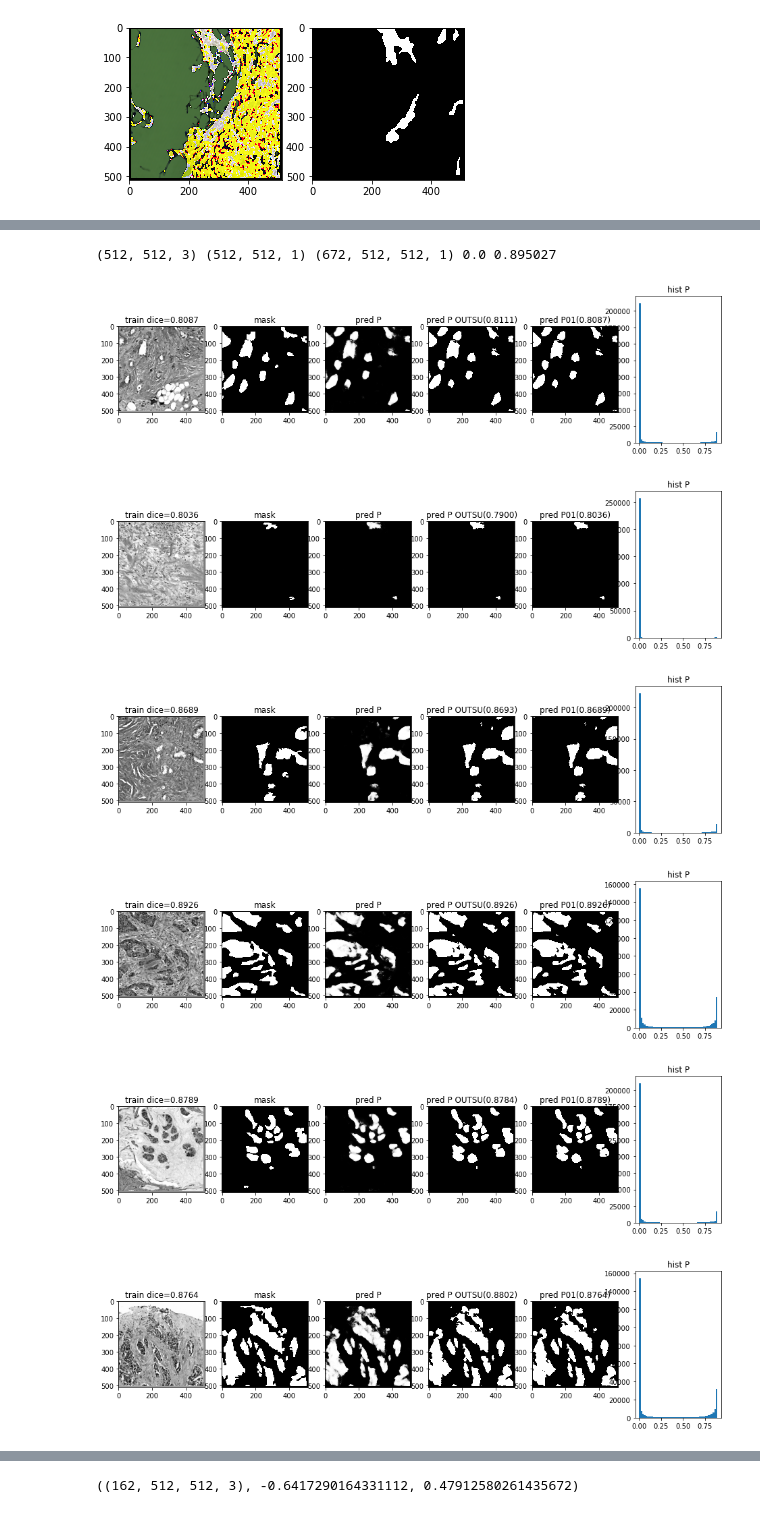
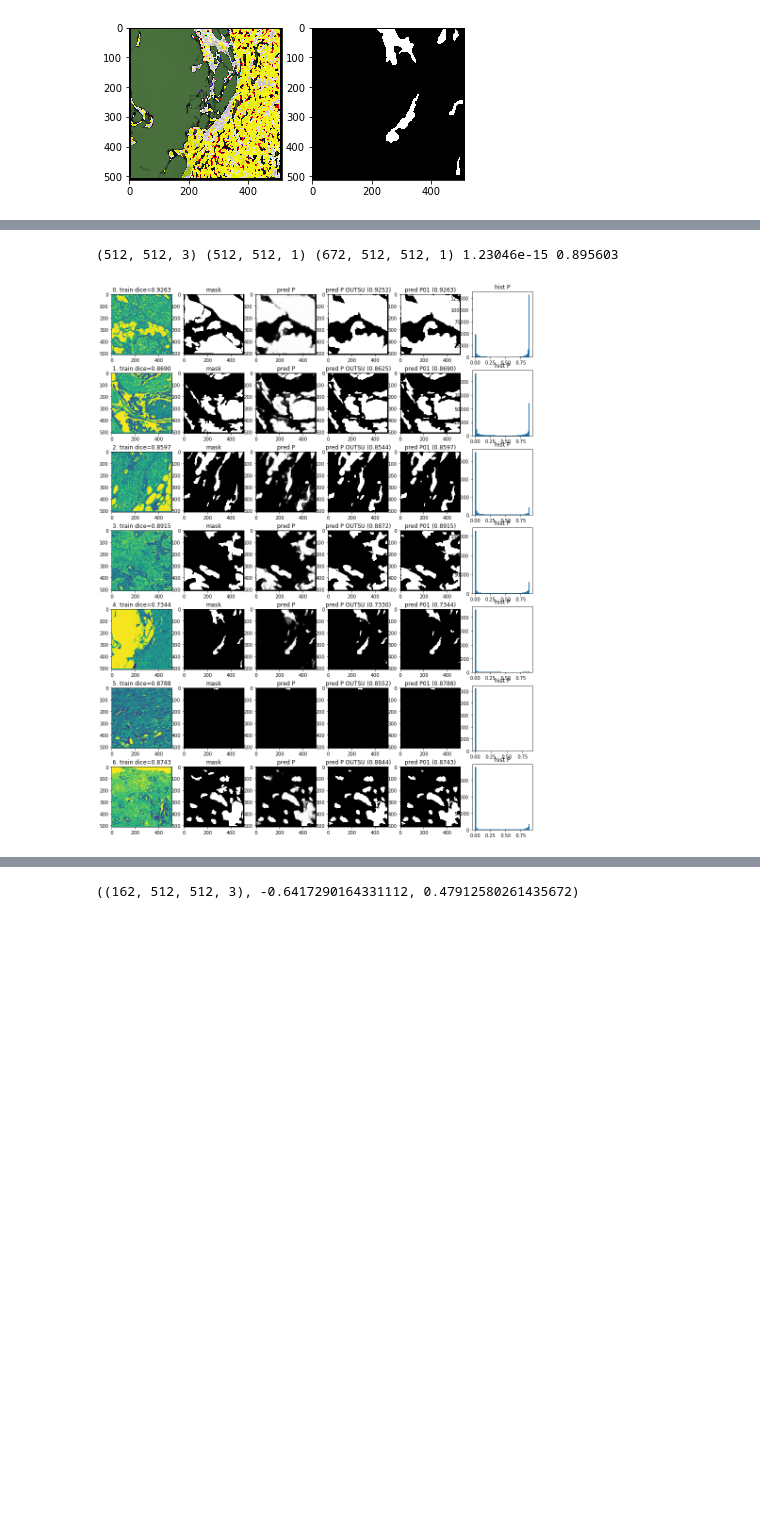
Before and after one commit to SorokinV/TopCoder-2017-07-Pathologic-Segmentation, a Jupyter notebook: Jupyter-Net/Konica-V1-UNet-KFold-Level-1-lossX-Exp.ipynb, the cells around one changed output, grey strips where cells are left out. Saved outputs shown, nothing was run; the diff lists cells and outputs as text; code cells hidden in the pictures; blank space fills up the shorter version.

```diff
--- a/Jupyter-Net/Konica-V1-UNet-KFold-Level-1-lossX-Exp.ipynb
+++ b/Jupyter-Net/Konica-V1-UNet-KFold-Level-1-lossX-Exp.ipynb
@@ -542,9 +547,12 @@ trP01 = thP01(trP)
 #
 #
 otsu = 1
+save = 0
 if otsu :
-    trP01O, th_otsu = thP01OTSU(trP[:166],ext=True)
-    plt.hist(th_otsu.ravel(),bins=50); plt.show()
+    trP01O, th_otsu = thP01OTSU(trP[:168],ext=True)
+    plt.hist(th_otsu.ravel(),bins=50); plt.title('Train dataset otsu threshold'+' (mean={:.4f}, std={:.4f})'.format(th_otsu.mean(),th_otsu.std()))
+    if save : plt.savefig(os.path.join(dirs,'train-otsu-threshold.png'))
+    plt.show()
     plt.close()
     print('train th-otsu mean={}, std={}'.format(th_otsu.mean(),th_otsu.std()))
     #print(np.array(th_otsu[:166]))
@@ -557,27 +565,31 @@ if 0 : # Ощутимых результатов не дает, увеличен
     for i in range(trP01.shape[0]) :
         for j in range(times) :
             trP01[i,:,:,0] = cv.medianBlur(trP01[i],medianP)
+# %%
+def diceNP (truth,pred, printOK=False) :
+    g, s = truth.sum(), pred.sum()
+    x    = (truth*pred).sum()
+    if printOK : print('x={} g={} s={}'.format(x,g,s))
+    return((2.0*x+1.0)/(g+s+1.0))
+    #return((1.0 if K.sum(g+s)==0.0 else 2.0*x/(g+s+K.epsilon())))
 # %%
-iii = 10
+iii,picts = 0, 7
 print(trX[0].shape,trY[0].shape,trP.shape,trP.min(),trP.max())
-for ii in range(iii,iii+11) :
-    plt.figure(figsize=(16,4))
+plt.figure(figsize=(16,3*picts))
+for ii in range(iii,iii+picts) :
     pdice = diceNP(trY[ii,:,:,0],trP01[ii,:,:,0])
-    plt.subplot(161); plt.imshow(trX[ii,:,:,0],'gray'); plt.title('train dice={:.4f}'.format(pdice))
-    plt.subplot(162); plt.imshow(trY[ii,:,:,0],'gray'); plt.title('mask')
-    plt.subplot(163); plt.imshow(trP[ii,:,:,0],'gray'); plt.title('pred P')
-    plt.subplot(165); plt.imshow(trP01[ii,:,:,0],'gray'); plt.title('pred P01'+'({:.4f})'.format(pdice))
+    plt.subplot(picts,6,(ii-iii)*6+1); plt.imshow(trX[ii,:,:,0]); plt.title('{}. train dice={:.4f}'.format(ii,pdice))
+    plt.subplot(picts,6,(ii-iii)*6+2); plt.imshow(trY[ii,:,:,0],'gray'); plt.title('mask')
+    plt.subplot(picts,6,(ii-iii)*6+3); plt.imshow(trP[ii,:,:,0],'gray'); plt.title('pred P')
+    plt.subplot(picts,6,(ii-iii)*6+5); plt.imshow(trP01[ii,:,:,0],'gray'); plt.title('pred P01'+' ({:.4f})'.format(pdice))
     if otsu :
         pdice = diceNP(trY[ii,:,:,0],trP01O[ii,:,:,0])
-        plt.subplot(164); plt.imshow(trP01O[ii,:,:,0],'gray'); plt.title('pred P OUTSU'+'({:.4f})'.format(pdice))
-    plt.subplot(166); plt.hist(trP[ii,:,:,0].ravel(),bins=50); plt.title('hist P')
-    plt.show()
+        plt.subplot(picts,6,(ii-iii)*6+4); plt.imshow(trP01O[ii,:,:,0],'gray'); plt.title('pred P OUTSU'+' ({:.4f})'.format(pdice))
+    plt.subplot(picts,6,(ii-iii)*6+6); plt.hist(trP[ii,:,:,0].ravel(),bins=50); plt.title('hist P')
+
+if save : plt.savefig(os.path.join(dirs,'train-set+mask+pred+otsu.png'))
+plt.show()
 plt.close()
 # %% [output]
-(512, 512, 3) (512, 512, 1) (672, 512, 512, 1) 0.0 0.895027
+(512, 512, 3) (512, 512, 1) (672, 512, 512, 1) 1.23046e-15 0.895603
-[figure, old version]
+[figure, new version]
-[figure, removed]
-[figure, removed]
-[figure, removed]
-[figure, removed]
-[figure, removed]
```
Also changed, not shown: parts of 26 cells of this notebook, 2 other files.
